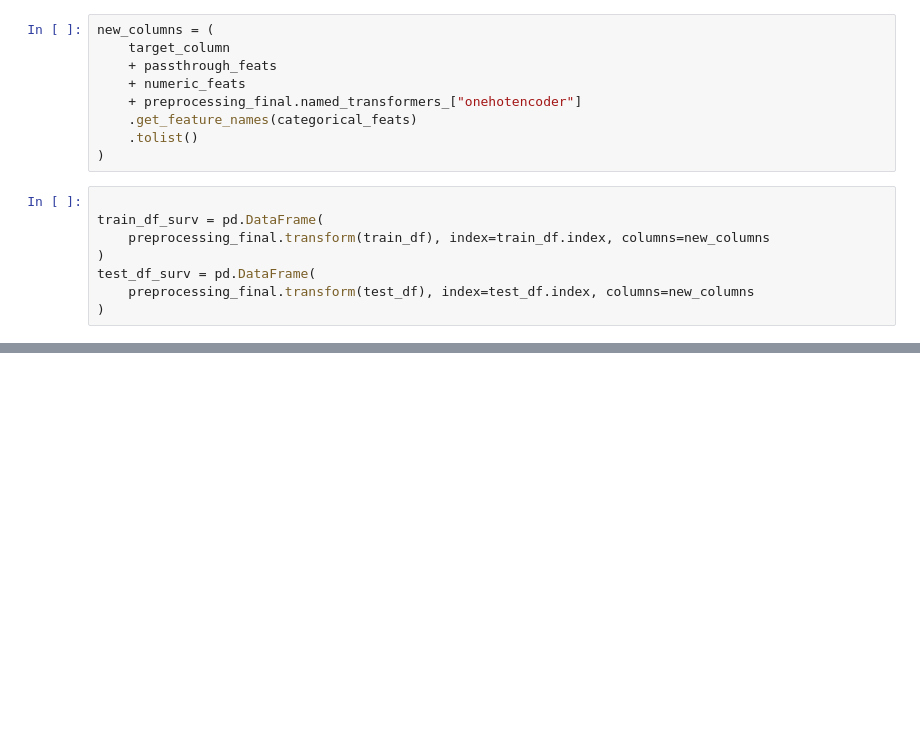
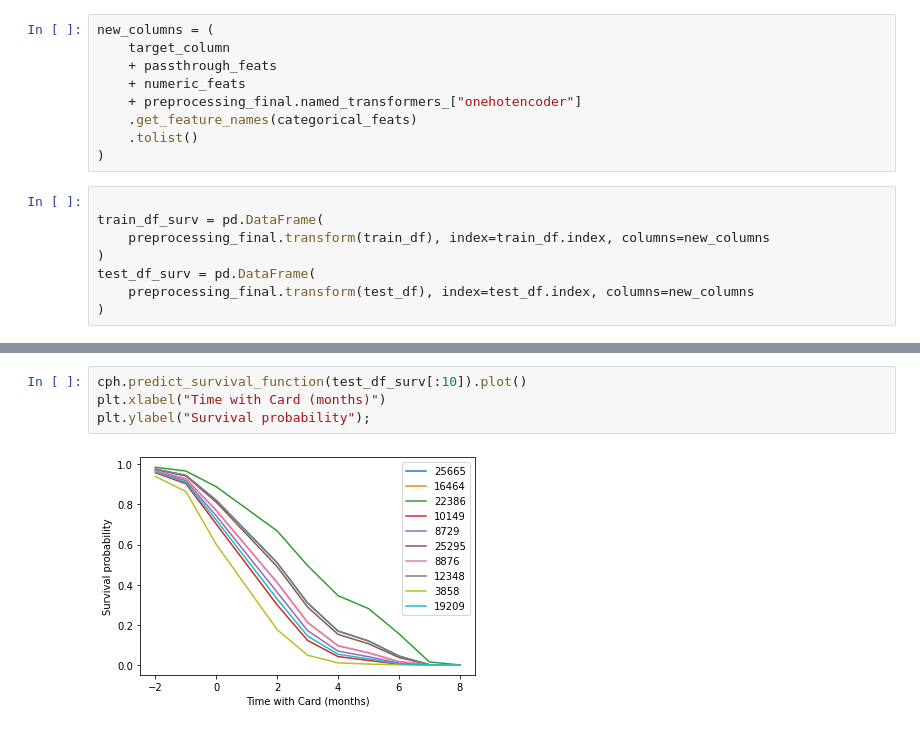
Before and after one commit to ChoAllan/Credit-Card-Defaulting, a Jupyter notebook: src/Survival Analysis.ipynb, the cells around one changed output, grey strips where cells are left out. Saved outputs shown, nothing was run; the diff lists cells and outputs as text; blank space fills up the shorter version.

```diff
--- a/src/Survival Analysis.ipynb
+++ b/src/Survival Analysis.ipynb
@@ -200,0 +242,6 @@ TypeError: fit() missing 1 required positional argument: 'durations'
+# %%
+cph.predict_survival_function(test_df_surv[:10]).plot()
+plt.xlabel("Time with Card (months)")
+plt.ylabel("Survival probability");
+# %% [output]
+[figure, added]
```
Also changed, not shown: parts of 15 cells of this notebook, 1 other file.
